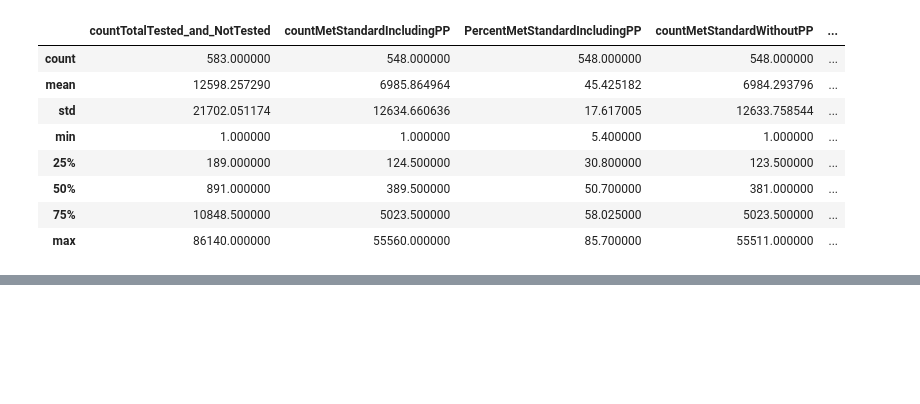
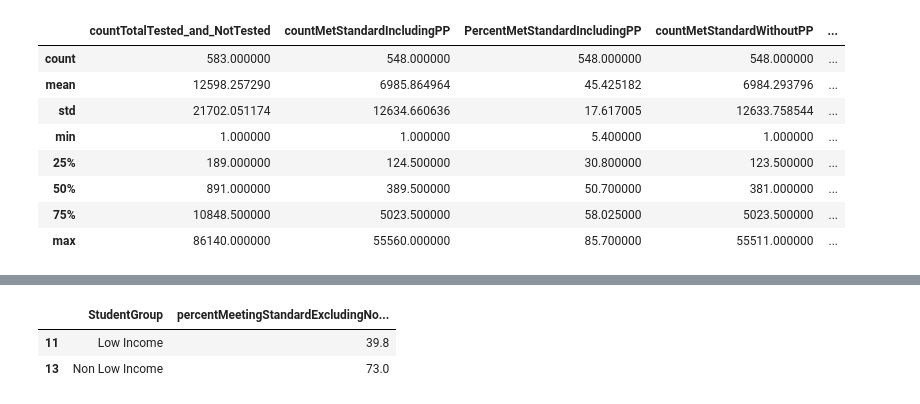
Before and after one commit to sachbhat/school-analysis, a Jupyter notebook: Exploratory Analysis - School Data.ipynb, the cells around one changed output, grey strips where cells are left out. Drawn from its saved outputs; the diff is of its cells as text; code cells hidden in the pictures; blank space fills up the shorter version.

```diff
--- a/Exploratory Analysis - School Data.ipynb
+++ b/Exploratory Analysis - School Data.ipynb
@@ -872,0 +914,7 @@ df2.describe()
+# %%
+
+df0[df0['StudentGroup'].isin(income)]
+# %% [output]
+|  | StudentGroup | percentMeetingStandardExcludingNo... |
+| 11 | Low Income | 39.8 |
+| 13 | Non Low Income | 73.0 |
```
Also changed, not shown: parts of 7 cells of this notebook, 1 other file.
